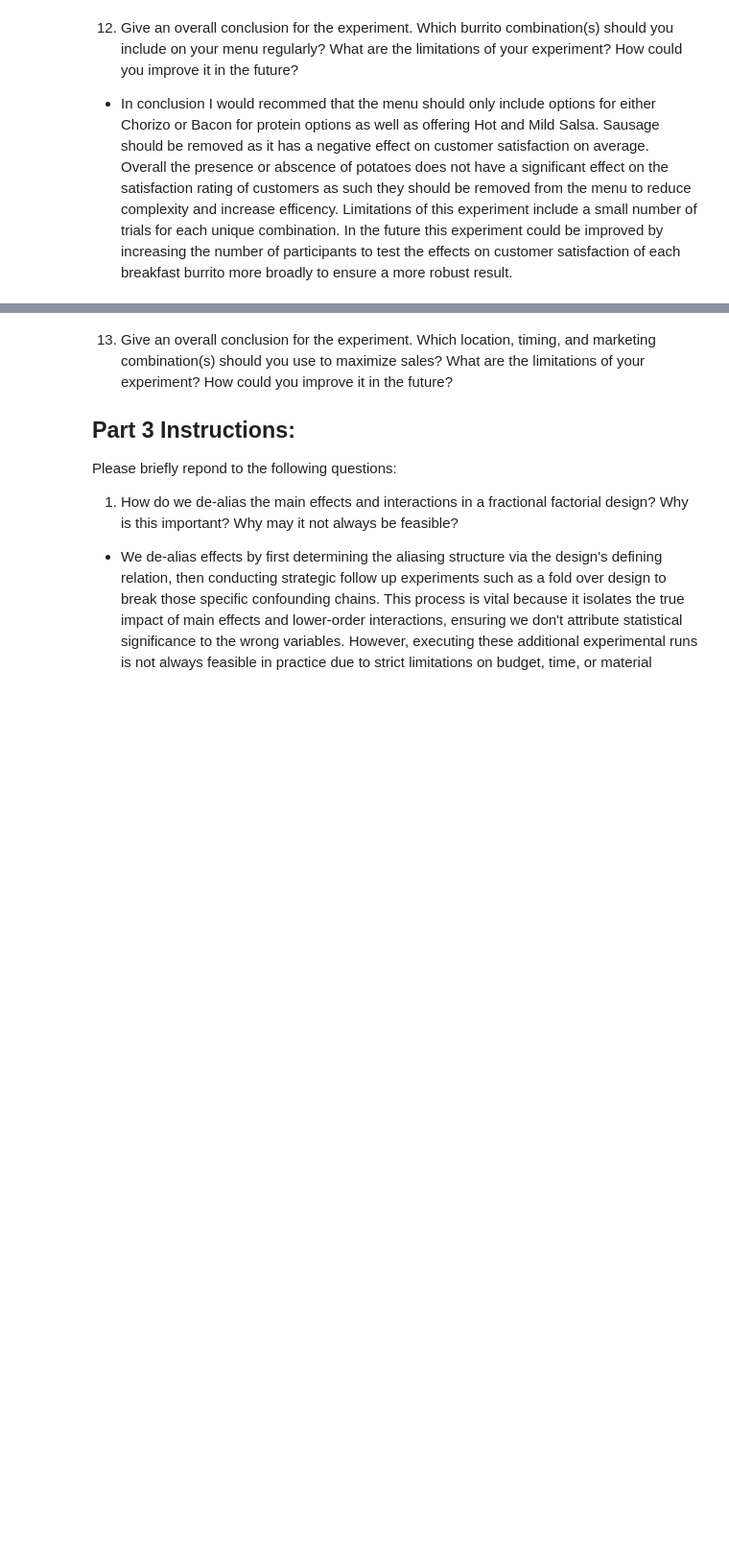
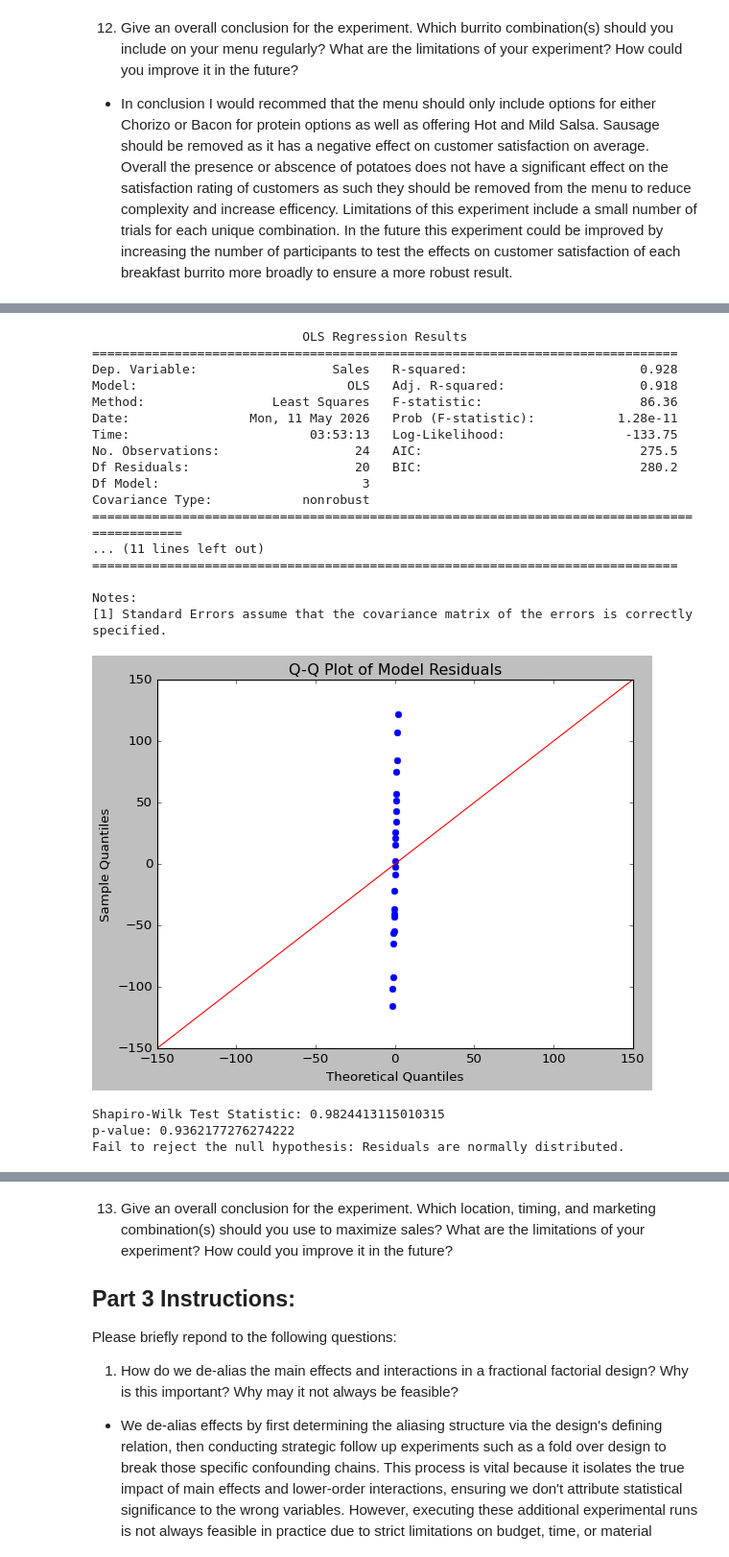
Before and after one commit to JaredLasley/STAT-7220-Applied-Experimental-Design, a Jupyter notebook: Assignments/Final-Exam/Final-Exam.ipynb, the cells around one changed output, grey strips where cells are left out. Shown at 96% size. Saved outputs shown, nothing was run; the diff lists cells and outputs as text; code cells hidden in the pictures; blank space fills up the shorter version.

```diff
--- a/Assignments/Final-Exam/Final-Exam.ipynb
+++ b/Assignments/Final-Exam/Final-Exam.ipynb
@@ -488,4 +593,58 @@ To be more efficient with time and resources, you decide to conduct a $2^{3-1}$
 # %%
-## Question 8 Code ##
+## First, import ols function ##
+
+from statsmodels.formula.api import ols
+import scipy.stats as stats
+import statsmodels.api as sm
+from statsmodels.stats.diagnostic import het_breuschpagan
+
+## Fit the Model
+
+sales_mod = ols('Sales ~ Location + Timing + Marketing', data=sales).fit()
+summary = sales_mod.summary()
+print(summary)
+
+## Test of Normality ##
+## Extract Model Residuals ##
+
+residuals = sales_mod.resid
+
+## Use statsmodels to plot qqplot ##
+
+sm.qqplot(residuals, line ='45')
+plt.title('Q-Q Plot of Model Residuals')
+plt.show()
+
+## Run Shapiro-Wilk Test for Normality ##
+
+shapiro_test = stats.shapiro(residuals)
+print(f'Shapiro-Wilk Test Statistic: {shapiro_test.statistic}')
+print(f'p-value: {shapiro_test.pvalue}')
+if shapiro_test.pvalue < 0.05:
+    print("Reject the null hypothesis: Residuals are not normally distributed.")
+else:
+    print("Fail to reject the null hypothesis: Residuals are normally distributed.")
+# %% [output]
+                            OLS Regression Results
+==============================================================================
+Dep. Variable:                  Sales   R-squared:                       0.928
+Model:                            OLS   Adj. R-squared:                  0.918
+Method:                 Least Squares   F-statistic:                     86.36
+Date:                Mon, 11 May 2026   Prob (F-statistic):           1.28e-11
+Time:                        03:53:13   Log-Likelihood:                -133.75
+No. Observations:                  24   AIC:                             275.5
+Df Residuals:                      20   BIC:                             280.2
+Df Model:                           3
+Covariance Type:            nonrobust
+============================================================================================
+... (11 lines left out)
+==============================================================================
+
+Notes:
+[1] Standard Errors assume that the covariance matrix of the errors is correctly specified.
+[figure, added]
+Shapiro-Wilk Test Statistic: 0.9824413115010315
+p-value: 0.9362177276274222
+Fail to reject the null hypothesis: Residuals are normally distributed.
 # %% [markdown]
 9. Assess the constant variance assumption using two methods. Do we have evidence to support the assumption of constant variance? Why or why not?
```
Also changed, not shown: parts of 12 cells of this notebook.
